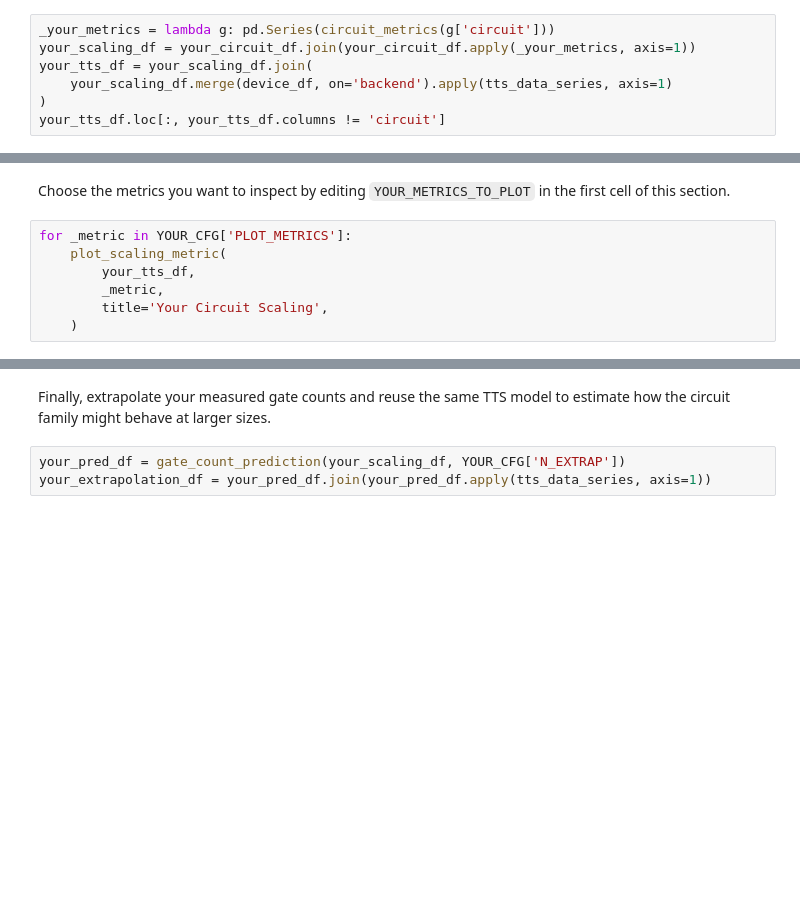
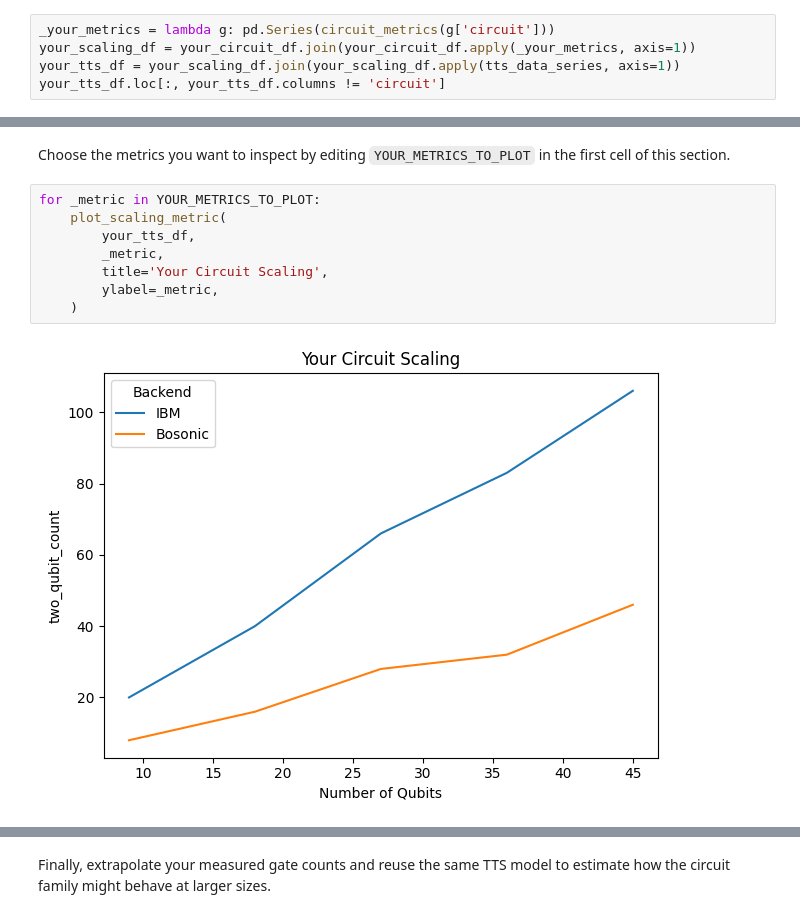
Before and after one commit to dqc-community/dqc-workshop-notebook, a Jupyter notebook: tutorial.ipynb, the cells around one changed output, grey strips where cells are left out. Saved outputs shown, nothing was run; the diff lists cells and outputs as text; blank space fills up the shorter version.

```diff
--- a/tutorial.ipynb
+++ b/tutorial.ipynb
@@ -1040,7 +1040,5 @@ Next, collect the same circuit metrics and TTS estimates used earlier in the not
 # %%
 _your_metrics = lambda g: pd.Series(circuit_metrics(g['circuit']))
 your_scaling_df = your_circuit_df.join(your_circuit_df.apply(_your_metrics, axis=1))
-your_tts_df = your_scaling_df.join(
-    your_scaling_df.merge(device_df, on='backend').apply(tts_data_series, axis=1)
-)
+your_tts_df = your_scaling_df.join(your_scaling_df.apply(tts_data_series, axis=1))
 your_tts_df.loc[:, your_tts_df.columns != 'circuit']
@@ -1047,9 +1058,12 @@ your_tts_df.loc[:, your_tts_df.columns != 'circuit']
 # %% [markdown]
 Choose the metrics you want to inspect by editing `YOUR_METRICS_TO_PLOT` in the first cell of this section.
 # %%
-for _metric in YOUR_CFG['PLOT_METRICS']:
+for _metric in YOUR_METRICS_TO_PLOT:
     plot_scaling_metric(
         your_tts_df,
         _metric,
         title='Your Circuit Scaling',
+        ylabel=_metric,
     )
+# %% [output]
+[figure, added]
@@ -1056,5 +1072,2 @@ for _metric in YOUR_CFG['PLOT_METRICS']:
 # %% [markdown]
 Finally, extrapolate your measured gate counts and reuse the same TTS model to estimate how the circuit family might behave at larger sizes.
-# %%
-your_pred_df = gate_count_prediction(your_scaling_df, YOUR_CFG['N_EXTRAP'])
-your_extrapolation_df = your_pred_df.join(your_pred_df.apply(tts_data_series, axis=1))
```
Also changed, not shown: parts of 30 cells of this notebook.
